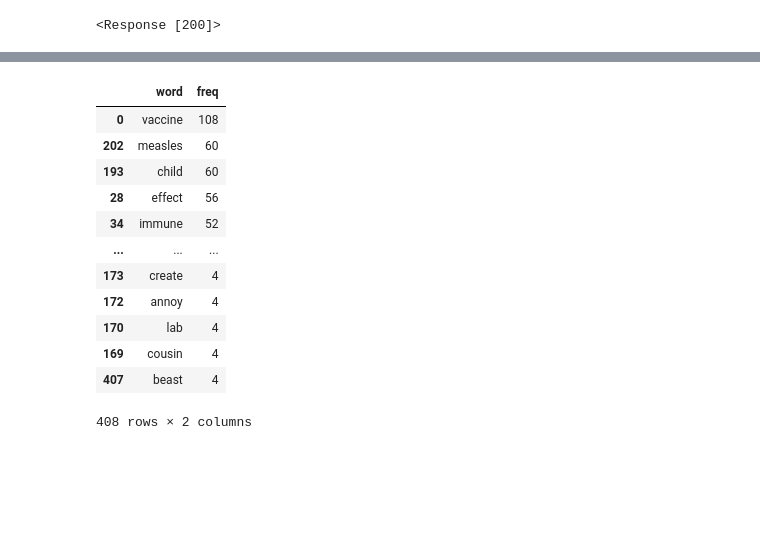
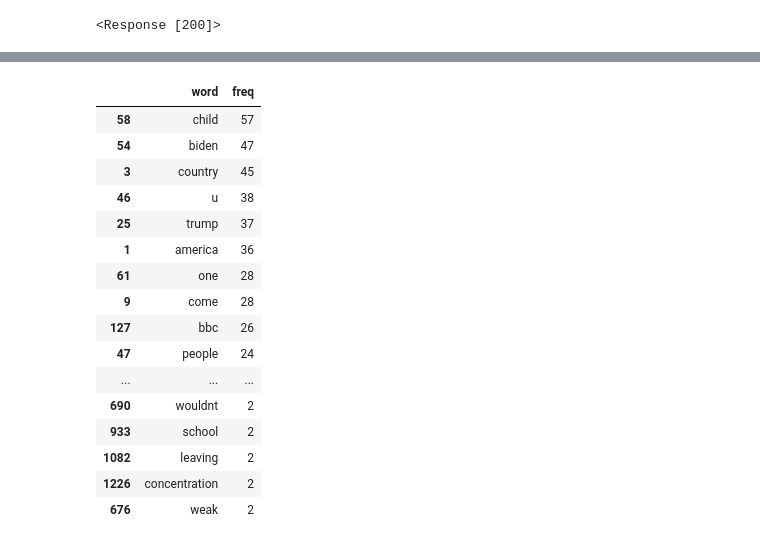
Before and after one commit to SSHS-RNE/youtube-data-acquisition, a Jupyter notebook: sample.ipynb, the cells around one changed output, grey strips where cells are left out. Cells and saved outputs as stored; diff of their text form; code cells hidden in the pictures; blank space fills up the shorter version.

```diff
--- a/sample.ipynb
+++ b/sample.ipynb
@@ -28,11 +28,4 @@ def retrieve_api(url, params={}, data={}, headers={}, method='GET'):
 extract_commentThread_text = lambda item: item['snippet']['topLevelComment']['snippet']['textDisplay']
 extract_caption_text = lambda item: re.sub('<(.|\n)*?>', '', item.text)
 # %%
-VIDEO_ID = 'zBkVCpbNnkU' # 비디오 ID
+VIDEO_ID = 'y-7UG0jORoA' # 비디오 ID
-# %%
-# 댓글 가져오기
-resp = retrieve_api('commentThreads', params={
-    'videoId': VIDEO_ID,
-    'part': 'snippet'
-})
-resp
@@ -40,0 +32,22 @@ resp
+# %%
+# 댓글 가져오기
+pageToken = None
+comments = []
+resp
+while True:
+  resp = retrieve_api('commentThreads', params={
+      'videoId': VIDEO_ID,
+      'part': 'snippet',
+      'order': 'relevance',
+      'pageToken': pageToken,
+      'textFormat': 'plainText'
+  })
+
+  if not resp.ok:
+    break
+
+  commentData = json.loads(resp.text)
+  pageToken = commentData["nextPageToken"]
+  comments += [*map(extract_commentThread_text, commentData['items'])]
+
+  print(len(comments))
@@ -43,5 +94,8 @@ commentData = json.loads(resp.text)
 # %%
 # 텍스트만 추출
-commentSeries = pd.Series(map(extract_commentThread_text, commentData['items']))
-commentSeries
+commentSeries = pd.Series(comments)
+
+st = ''
+for el in commentSeries:
+  print(el)
 # %% [output]
@@ -125,35 +184,40 @@ def counter(dt, vl):
 # %%
 # 모든 단어에 빈도수 저장
 dt = dict()
-for tokenized in map(get_words, captionSeries):
+for tokenized in map(get_words, commentSeries):
    for word in tokenized:
        counter(dt, word)
 
 # pandas.DataFrame으로 변환
 words = []
 freq = []
 for key in dt:
     words.append(key)
     freq.append(dt[key])
 
 df = pd.DataFrame.from_dict({
     'word': words,
     'freq': freq
 })
 
 # 빈도수 내림차순으로 정렬
-df.sort_values(by='freq', ascending=False)
+with pd.option_context('display.max_rows', None):
+  display(df.sort_values(by='freq', ascending=False))
 # %% [output]
 |  | word | freq |
-| 0 | vaccine | 108 |
-| 202 | measles | 60 |
-| 193 | child | 60 |
-| 28 | effect | 56 |
-| 34 | immune | 52 |
+| 58 | child | 57 |
+| 54 | biden | 47 |
+| 3 | country | 45 |
+| 46 | u | 38 |
+| 25 | trump | 37 |
+| 1 | america | 36 |
+| 61 | one | 28 |
+| 9 | come | 28 |
+| 127 | bbc | 26 |
+| 47 | people | 24 |
 | ... | ... | ... |
-| 173 | create | 4 |
-| 172 | annoy | 4 |
-| 170 | lab | 4 |
-| 169 | cousin | 4 |
-| 407 | beast | 4 |
+| 690 | wouldnt | 2 |
+| 933 | school | 2 |
+| 1082 | leaving | 2 |
+| 1226 | concentration | 2 |
+| 676 | weak | 2 |
-408 rows × 2 columns
```
Also changed, not shown: parts of 7 cells of this notebook.
